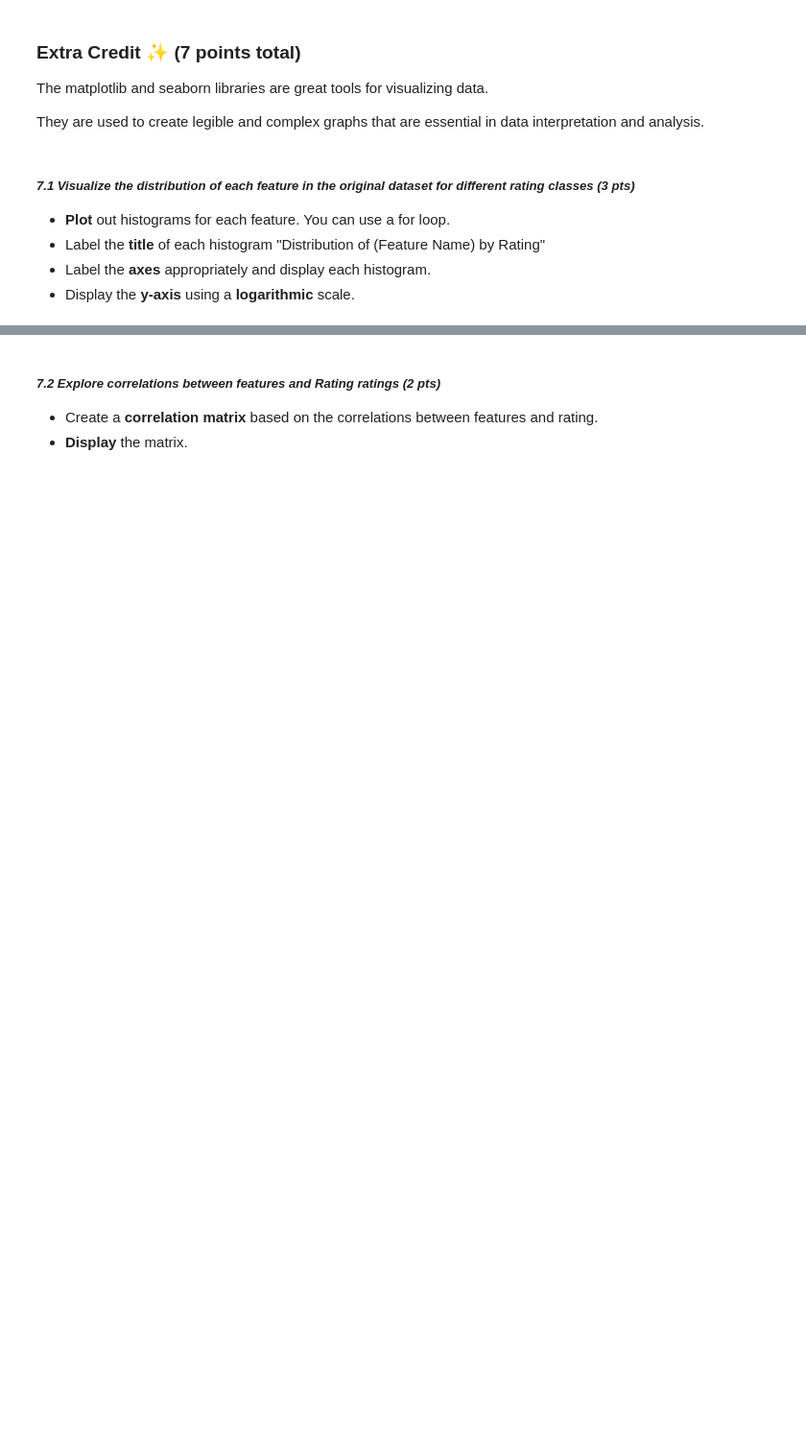
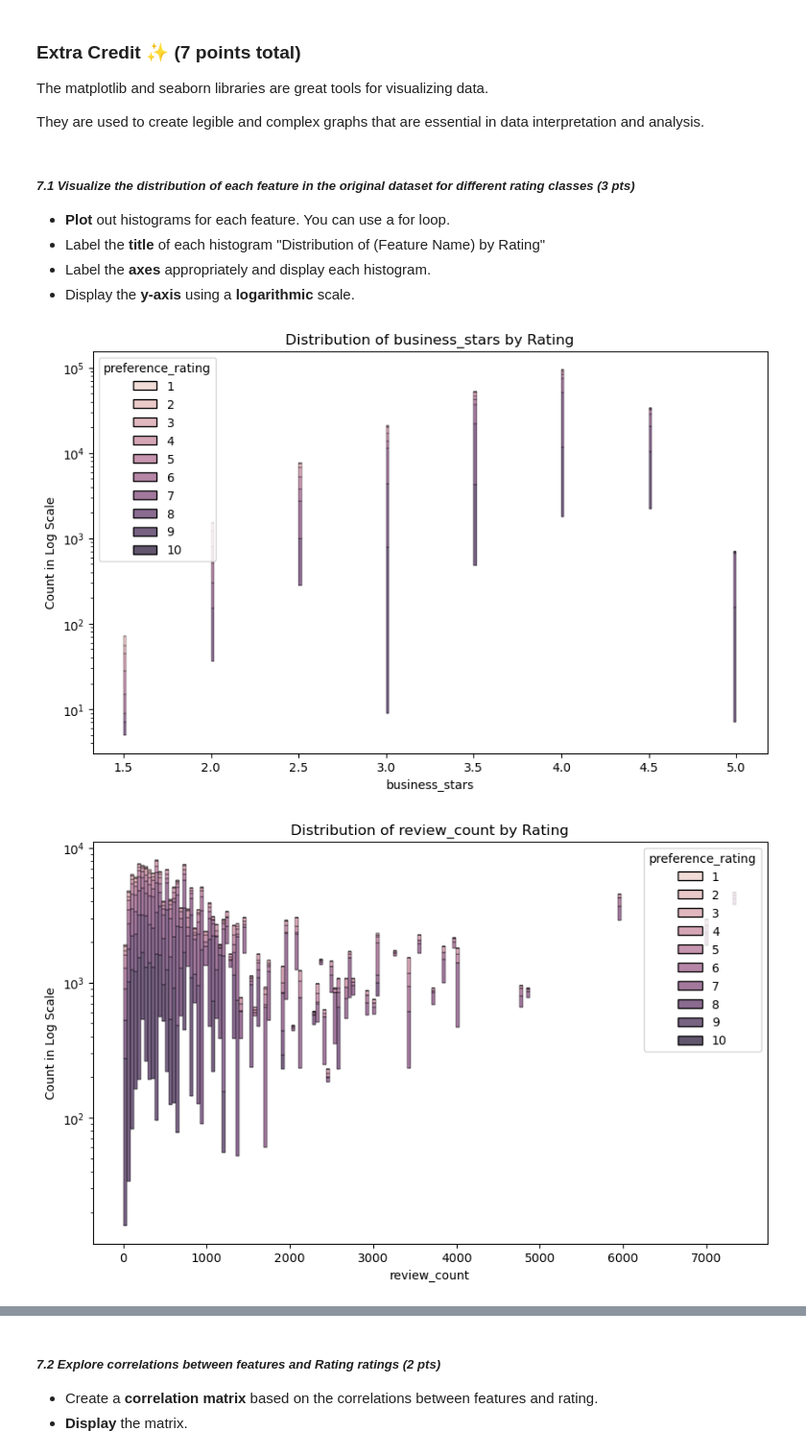
Before and after one commit to AidanBuergin/ML_Classifiers_Clustering, a Jupyter notebook: CMSC320-Homework04-ML_Classifiers_Clustering.ipynb, the cells around one changed output, grey strips where cells are left out. Shown at 96% size. Cells and saved outputs as stored; diff of their text form; code cells hidden in the pictures; blank space fills up the shorter version.

```diff
--- a/CMSC320-Homework04-ML_Classifiers_Clustering.ipynb
+++ b/CMSC320-Homework04-ML_Classifiers_Clustering.ipynb
@@ -709,20 +760,26 @@ They are used to create legible and complex graphs that are essential in data in
 # %%
 # Dropping text or non-numeric columns
 histogram_pd = yelp_data.drop(columns=[
     'business_id', 'name', 'neighborhood', 'latitude', 'longitude','address', 'city', 'state',
     'postal_code', 'categories', 'review_id', 'user_id', 'text'
 ])
 
 histogram_pd = histogram_pd.iloc[:, list(range(8)) + [-2]]
 histogram_pd.head()
 
 # ANSWER STARTING HERE
 # Histograms for each feature with rating hue
 for feature in histogram_pd.columns[:-1]:  # Exclude 'rating' column
     plt.figure(figsize=(10, 6))
 
     # Create the histogram
-
+    sns.histplot(data=histogram_pd, x=feature, hue=histogram_pd.columns[-1], multiple="stack", log_scale=(False, True))
+    plt.title(f'Distribution of {feature} by Rating')
+    plt.xlabel(feature)
+    plt.ylabel("Count in Log Scale")
     # Create a custom legend
-
+    plt.show()
 # ANSWER ENDS HERE
+# %% [output]
+[figure, added]
+[figure, added]
```
Also changed, not shown: parts of 15 cells of this notebook.
